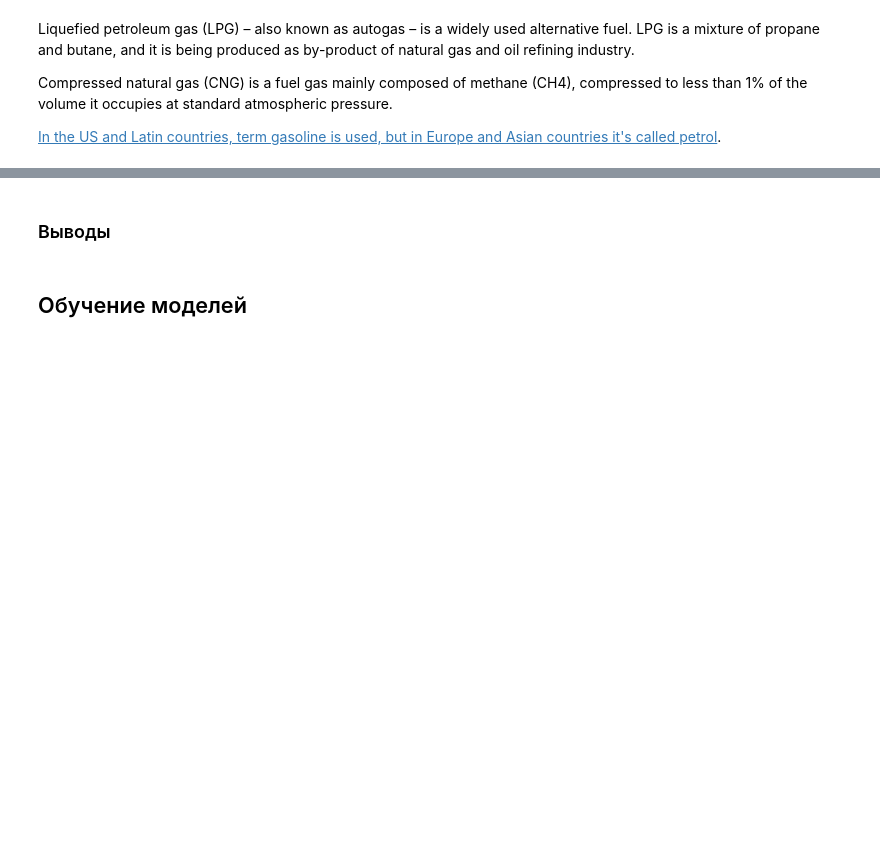
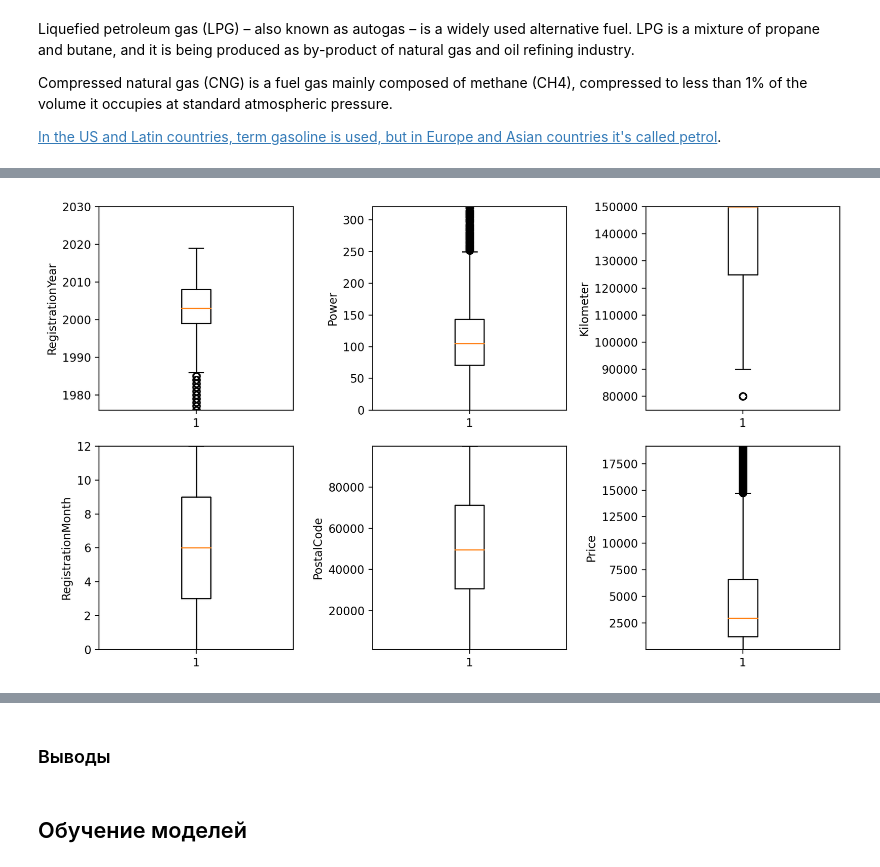
Before and after one commit to dimdasci/yp13-gradient-boosting, a Jupyter notebook: notebooks/yp13-gradient-boosting.ipynb, the cells around one changed output, grey strips where cells are left out. Cells and saved outputs as stored; diff of their text form; code cells hidden in the pictures; blank space fills up the shorter version.

```diff
--- a/notebooks/yp13-gradient-boosting.ipynb
+++ b/notebooks/yp13-gradient-boosting.ipynb
@@ -450,0 +481,20 @@ Compressed natural gas (CNG) is a fuel gas mainly composed of methane (CH4), com
+# %%
+fig, axes = plt.subplots(nrows=2, ncols=3, figsize=(10, 6))
+
+def draw_boxplot(ax, x, column_name, ylabel):
+    iqr = x.quantile(0.75) - x.quantile(0.25)
+    median = x.median()
+    data_range = (
+        max(x.min(), median-3*iqr),
+        min(x.max(), median+3*iqr)
+    )
+    ax.boxplot(x=x)
+    ax.set_ylim(data_range)
+    ax.set(ylabel=column)
+
+for column, ax in zip(numerical_columns, axes.ravel()):
+    draw_boxplot(ax, df[column], column, 'label')
+plt.tight_layout()
+plt.show()
+# %% [output]
+[figure, added]
```
Also changed, not shown: parts of 9 cells of this notebook.
